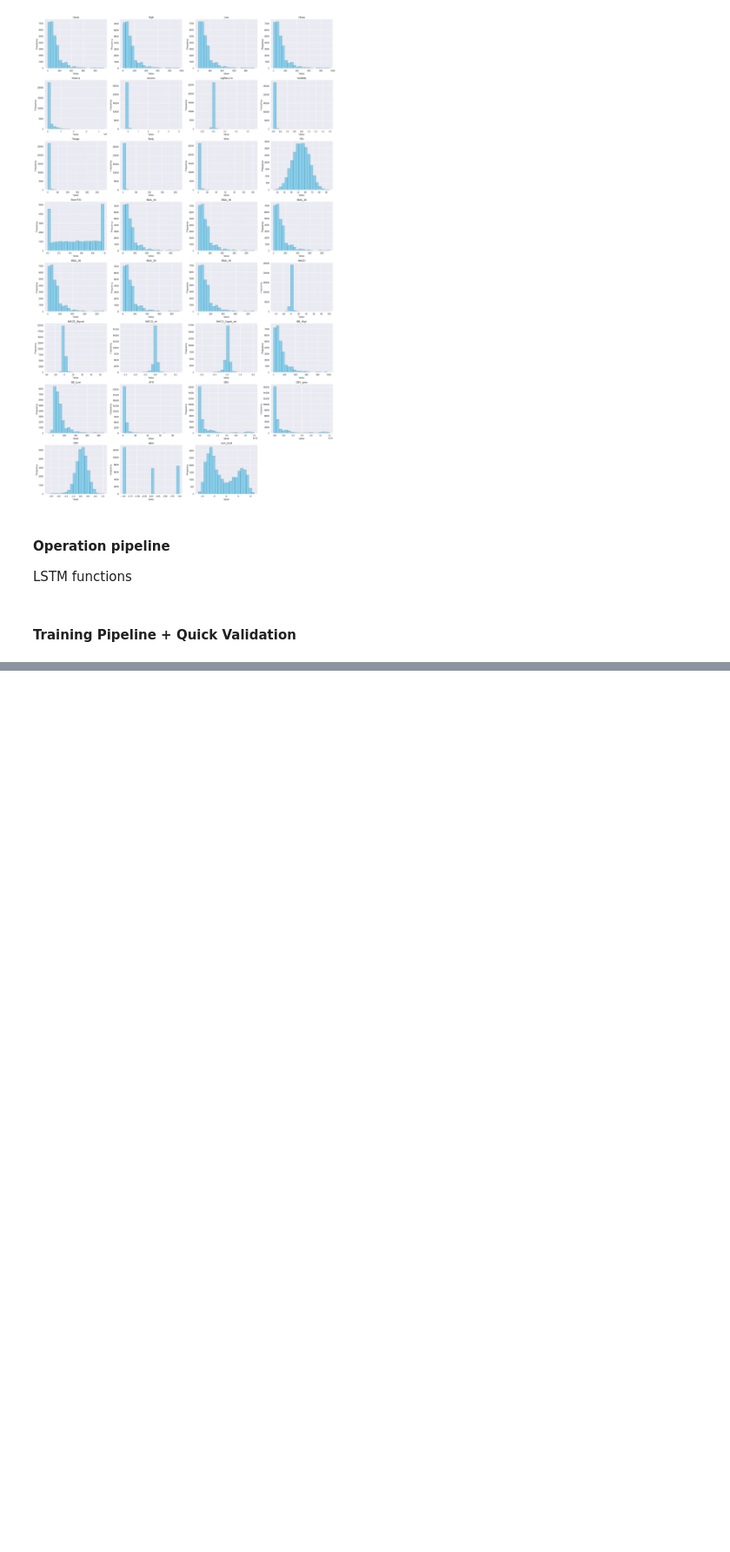
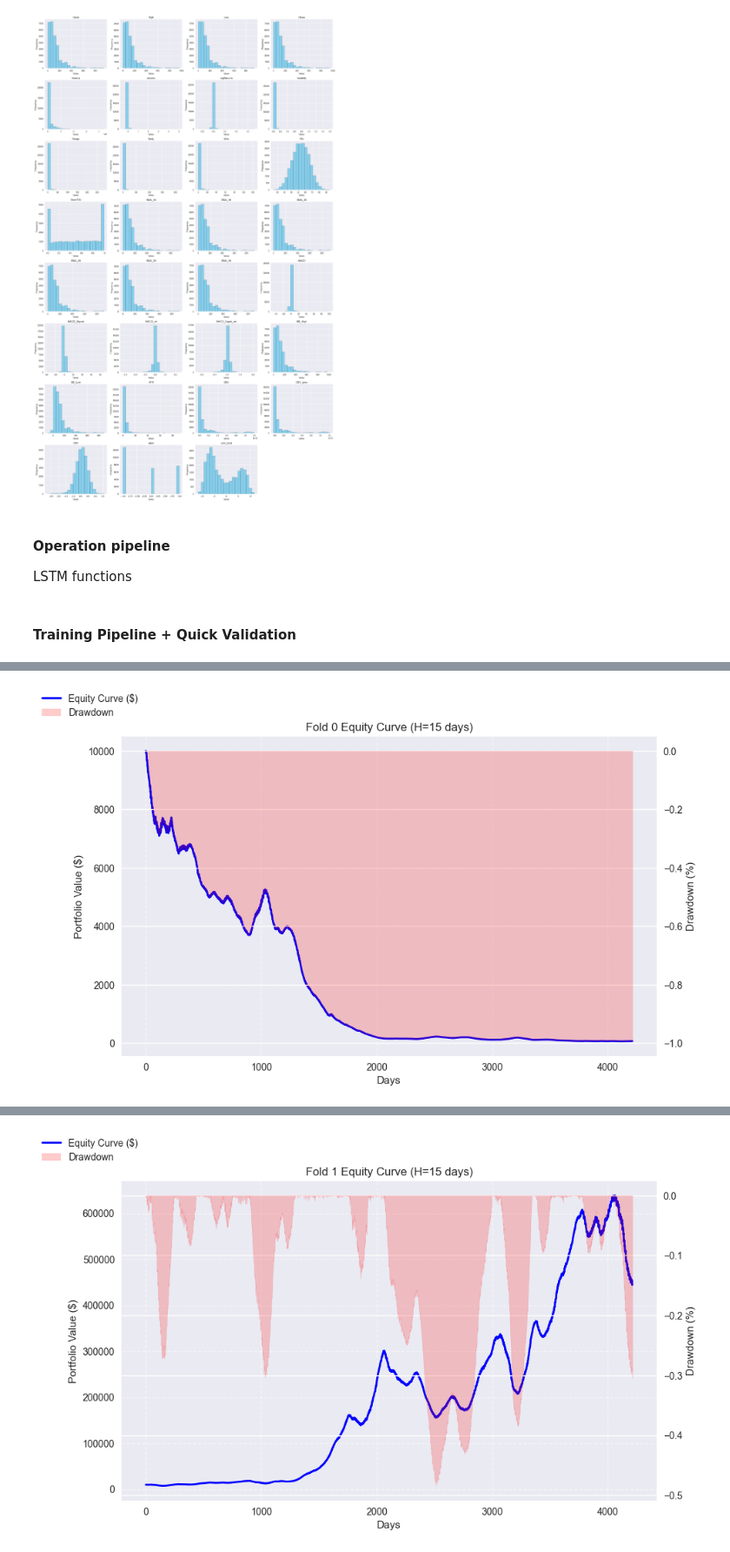
Before and after one commit to HellCatCruiser/AgenticTrader, a Jupyter notebook: NN/data_generation_3.ipynb, the cells around one changed output, grey strips where cells are left out. Shown at 87% size. Cells and saved outputs as stored; diff of their text form; code cells hidden in the pictures; blank space fills up the shorter version.

```diff
--- a/NN/data_generation_3.ipynb
+++ b/NN/data_generation_3.ipynb
@@ -479,7 +476,7 @@ def add_future_return(df, horizon=5):
     return df
 # %%
 # added Z-score normalization
-def normalize_features(df):
+def normalize_features(df, horizon):
     df = df.copy()
     # Select only numeric columns
     numeric_cols = df.select_dtypes(include=[np.number]).columns.tolist()
@@ -488,7 +485,7 @@ def normalize_features(df):
     exclude_cols = [
         "label", "vote_total", "future_return",
         "RSI", "StochRSI", "CMF", "MACD", "MACD_Signal",
-        "BB_High", "BB_Low"
+        "BB_High", "BB_Low", f"target_reg_{horizon}"
     ]
 
     cols_to_scale = [c for c in numeric_cols if c not in exclude_cols]
@@ -895,9 +905,7 @@ def make_lstm_dataset(df_features, target_col, sequence_length=60):
     data = df_features.values
     target = df_features[target_col].values
 
-    n_features = data.shape[1]
     X, y = [], []
-
     for i in range(len(df_features) - sequence_length):
         # slice features for this window
         X.append(data[i:i+sequence_length, :])
@@ -966,12 +974,10 @@ class LSTMModel(nn.Module):
         out = self.fc_out(out)
         return out
 # %%
-def train_lstm(X_train, y_train, epochs=50, batch_size=32, patience=5):
+def train_lstm(X_train, y_train, device, epochs=50, batch_size=32, patience=5):
     """
     Train LSTM on given train set using PyTorch.
     """
-    device = torch.device("cuda" if torch.cuda.is_available() else "cpu")
-
     n_features = X_train.shape[2]
     model = LSTMModel(input_size=n_features).to(device)
 
@@ -987,7 +993,6 @@ def train_lstm(X_train, y_train, epochs=50, batch_size=32, patience=5):
 
     best_loss = float("inf")
     patience_counter = 0
-
     history = {"train_loss": []}
 
     for epoch in range(epochs):
@@ -1005,9 +1010,7 @@ def train_lstm(X_train, y_train, epochs=50, batch_size=32, patience=5):
         epoch_loss /= len(loader.dataset)
         history["train_loss"].append(epoch_loss)
 
-        # print(f"Epoch {epoch+1}/{epochs}, Loss: {epoch_loss:.4f}")
-
-        # Simple early stopping
+        # Early stopping
         if epoch_loss < best_loss:
             best_loss = epoch_loss
             patience_counter = 0
@@ -1018,7 +1021,5 @@ def train_lstm(X_train, y_train, epochs=50, batch_size=32, patience=5):
                 print("Early stopping triggered.")
                 break
 
-    # Restore best weights
     model.load_state_dict(best_model_state)
-
     return model, history
@@ -1027,7 +1139,7 @@ def train_lstm(X_train, y_train, epochs=50, batch_size=32, patience=5):
 # %%
 # df_processed: dataframe containing the technical indicators
 BLEND_WEIGHT = 0.7
-EPOCHS = 50
+EPOCHS = 20
 SEQUENCE_LENGTH = 60  # lookback window
 horizons = [15, 30]
 
@@ -1042,7 +1154,7 @@ for h in horizons:
     df_h = df_h.dropna()
 
     # 2. Normalize features
-    df_features, scaler = normalize_features(df_h)
+    df_features, scaler = normalize_features(df_h, h)
 
     # 3. Build sequences
     target_col = f"target_reg_{h}"
@@ -1054,28 +1166,59 @@ for h in horizons:
 
     device = torch.device("cuda" if torch.cuda.is_available() else "cpu")
 
-    # 5. Train/evaluate per fold
+    # 5. Train and evaluate per fold
     for i, (X_train, y_train, X_test, y_test) in enumerate(splits):
-        print(f"Fold {i}: Train {X_train.shape}, Test {X_test.shape}")
+        print(f"\n===== Fold {i} =====")
+        print(f"Train shape: {X_train.shape}, Test shape: {X_test.shape}")
 
-        # Build and train model
-        model, history = train_lstm(X_train, y_train, epochs=EPOCHS)
-        model.eval()  # set to evaluation mode
+        # --- Build and train model ---
+        model, history = train_lstm(X_train, y_train, device=device, epochs=EPOCHS)
+        model.eval()
 
-        # Convert test set to torch tensors
+        # --- Prepare test tensors ---
         X_test_tensor = torch.tensor(X_test, dtype=torch.float32).to(device)
         y_test_tensor = torch.tensor(y_test, dtype=torch.float32).to(device)
 
-        # Predict on test set
+        # --- Predict on test set ---
         with torch.no_grad():
             preds_tensor = model(X_test_tensor).squeeze()
-        preds = preds_tensor.cpu().numpy()  # back to numpy for metrics
+        preds = preds_tensor.cpu().numpy()
 
-        # Evaluate quickly
-        rmse = np.sqrt(np.mean((preds.ravel() - y_test) ** 2))
-        mae = np.mean(np.abs(preds.ravel() - y_test))
-        dir_acc = np.mean((preds.ravel() >= 0) == (y_test >= 0))
+        # --- Prediction metrics (vs blended target) ---
+        rmse = np.sqrt(np.mean((preds - y_test) ** 2))
+        mae = np.mean(np.abs(preds - y_test))
+        dir_acc = np.mean((preds >= 0) == (y_test >= 0))
 
-        print(f"Fold {i} RMSE={rmse:.4f}, MAE={mae:.4f}, DirAcc={dir_acc:.2%}")
+        print(f"Fold {i} Prediction Metrics:")
+        print(f"  RMSE = {rmse:.4f}")
+        print(f"  MAE  = {mae:.4f}")
+        print(f"  DirAcc = {dir_acc:.2%}")
+
+        # --- Strategy metrics (vs actual forward returns) ---
+        future_col = f"f_return_{h}"  # h = horizon (e.g., 15 or 30)
+        actual_returns = (1 + df_h[future_col].iloc[-len(y_test):].values) ** (1 / h) - 1
+
+        # Baseline: buy-and-hold over the same period
+        baseline_curve = np.cumprod(1 + actual_returns)
+        baseline_total_return = baseline_curve[-1] - 1
+
+        # Evaluate strategy with horizon-aware function
+        metrics = evaluate_strategy(
+            preds=preds,
+            y_true=actual_returns,
+            horizon=h,
+            initial_capital=10_000,
+            clip=0.02,
+            rolling=True  # False for short simulation
+        )
+
+        print(f"Fold {i} Strategy Metrics:")
+        print(f"  NetReturn = {metrics['total_return']:.2%}")
+        print(f"  Sharpe    = {metrics['sharpe_ratio']:.2f}")
+        print(f"  MeanDaily = {metrics['mean_daily_return']:.4f}")
+        print(f"  Volatility = {metrics['volatility']:.4f}")
+
+        # --- Plot equity curve ---
+        plot_strategy_curve(metrics, title=f"Fold {i} Equity Curve (H={h} days)")
 # %% [output]
 === Training horizon 15 days ===
@@ -1097,0 +1238 @@ Epoch 9/50, Loss: 0.1461
+[figure, added]
@@ -1097,0 +1251 @@ Epoch 9/50, Loss: 0.1461
+[figure, added]
```
Also changed, not shown: parts of 14 cells of this notebook, 2 other files.
